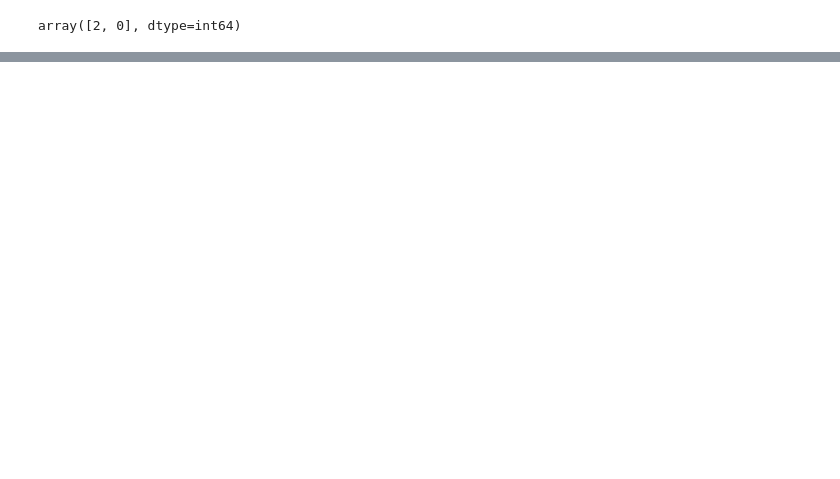
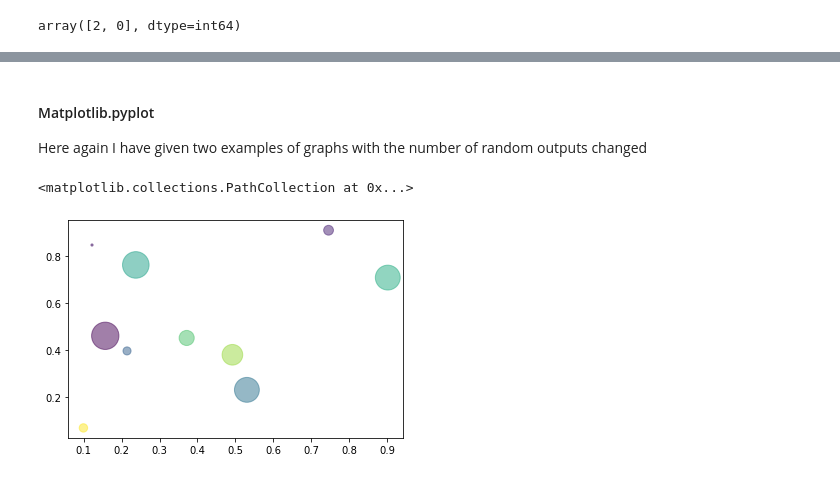
Before and after one commit to VCurry20/PDANumpy, a Jupyter notebook: Numpy.ipynb, the cells around one changed output, grey strips where cells are left out. Saved outputs shown, nothing was run; the diff lists cells and outputs as text; code cells hidden in the pictures; blank space fills up the shorter version.

```diff
--- a/Numpy.ipynb
+++ b/Numpy.ipynb
@@ -209,0 +338,17 @@ array([[5, 5, 4, 5],
+# %% [markdown]
+#### Matplotlib.pyplot
+
+Here again I have given two examples of graphs with the number of random outputs changed
+# %%
+number = 10
+x = rng.random(number)
+y = rng.random(number)
+
+colors = rng.random(number)
+
+area = (30 * rng.random(number)) **2
+
+plt.scatter(x,y, s=area, c=colors, alpha=0.5)     # [12]
+# %% [output]
+<matplotlib.collections.PathCollection at 0x...>
+[figure, added]
```
Also changed, not shown: parts of 33 cells of this notebook.
